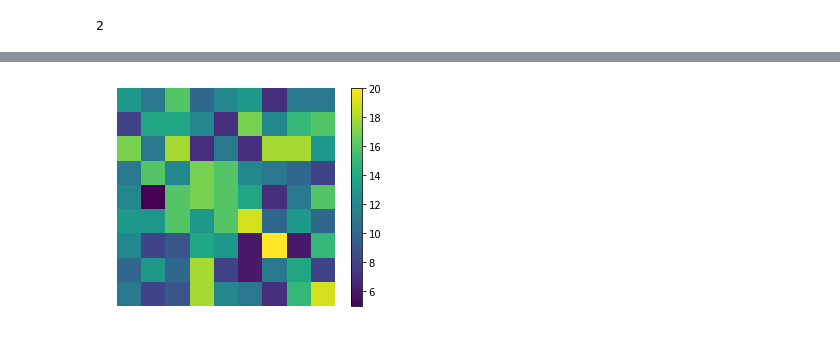
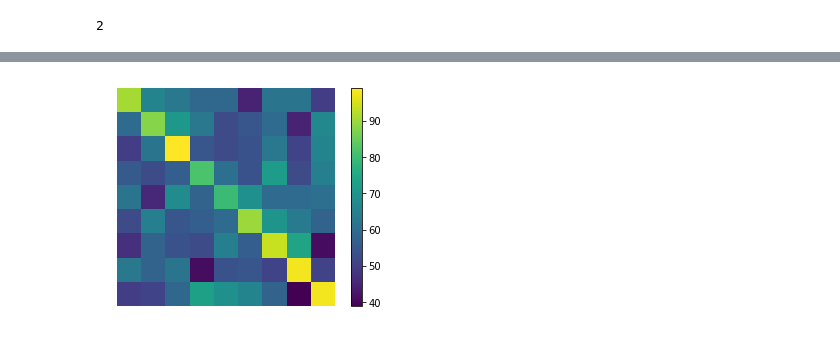
Before and after one commit to aleveren/ucsd-research, a Jupyter notebook: symbolic-sets/pachinko-experiments.ipynb, the cells around one changed output, grey strips where cells are left out. Drawn from its saved outputs; the diff is of its cells as text; code cells hidden in the pictures.

```diff
--- a/symbolic-sets/pachinko-experiments.ipynb
+++ b/symbolic-sets/pachinko-experiments.ipynb
@@ -141,8 +152,8 @@ m.distribs
 vocab_size = 8
 vocab = ['w{:02}'.format(i) for i in range(vocab_size)]
 
-num_documents = 1000
-words_per_doc = 2
+num_documents = 5000
+words_per_doc = 20
 
 def docs_by_word_impl(w):
     return w // words_per_doc
@@ -178,12 +189,15 @@ Wall time: 1.73 s
 # %%
 num_topics = len([k for k in sampler.cache.keys() if k[0] == "shared_theta"])
 counts = np.zeros((num_topics, num_topics), dtype='int')
 dg = depth(g)
 for i in range(num_documents):
-    combo = (sampler.cache[("child_index", words_per_doc*i+0, dg - 1)], sampler.cache[("child_index", words_per_doc*i+1, dg - 1)])
+    combo = (
+        sampler.cache[("child_index", words_per_doc*i+0, dg - 1)],
+        sampler.cache[("child_index", words_per_doc*i+1, dg - 1)],
+    )
     counts[combo] += 1
 plt.imshow(counts);
 plt.gca().axis('off');
 plt.colorbar();
 # %% [output]
-[figure, old version]
+[figure, new version]
```
Also changed, not shown: parts of 3 cells of this notebook, 1 other file.
